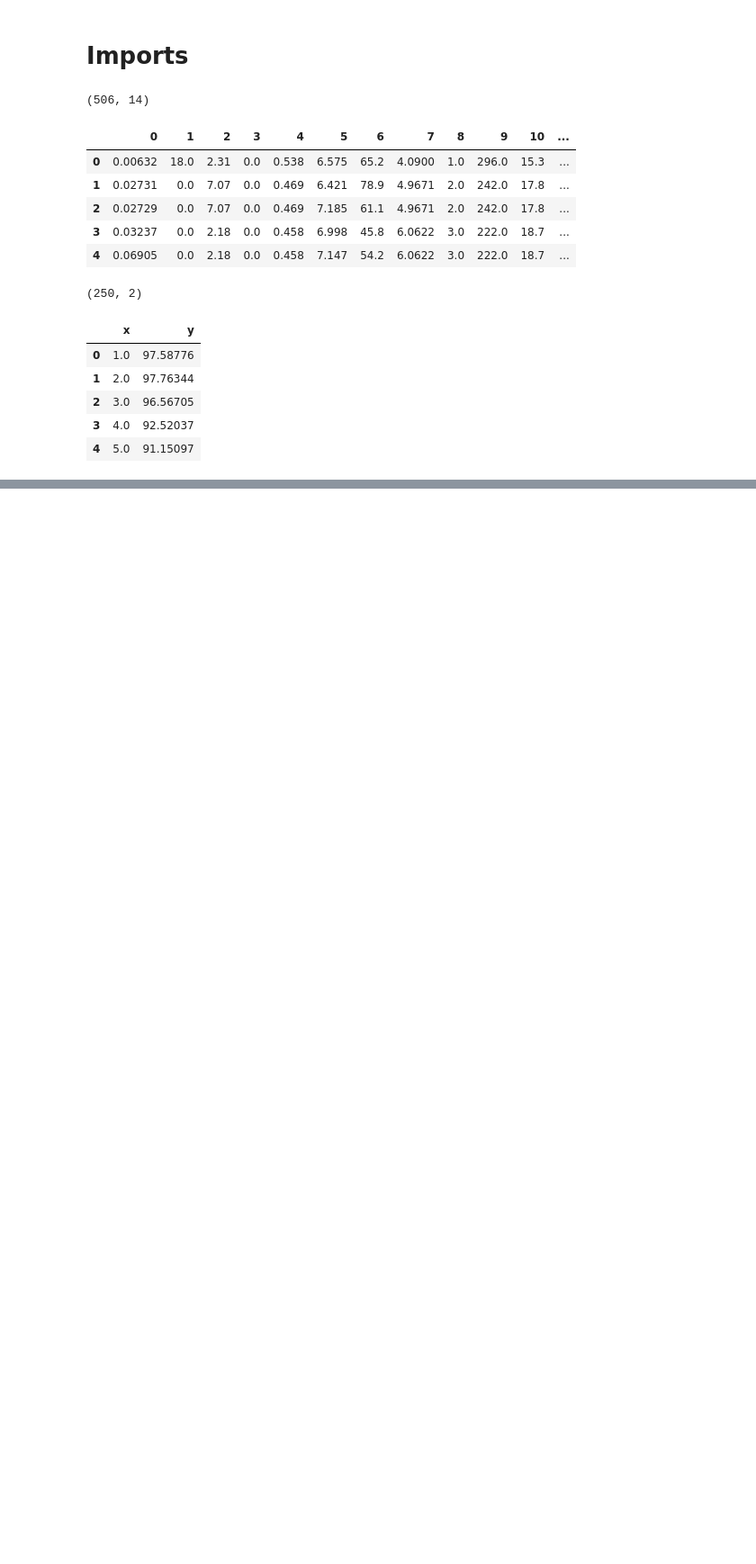
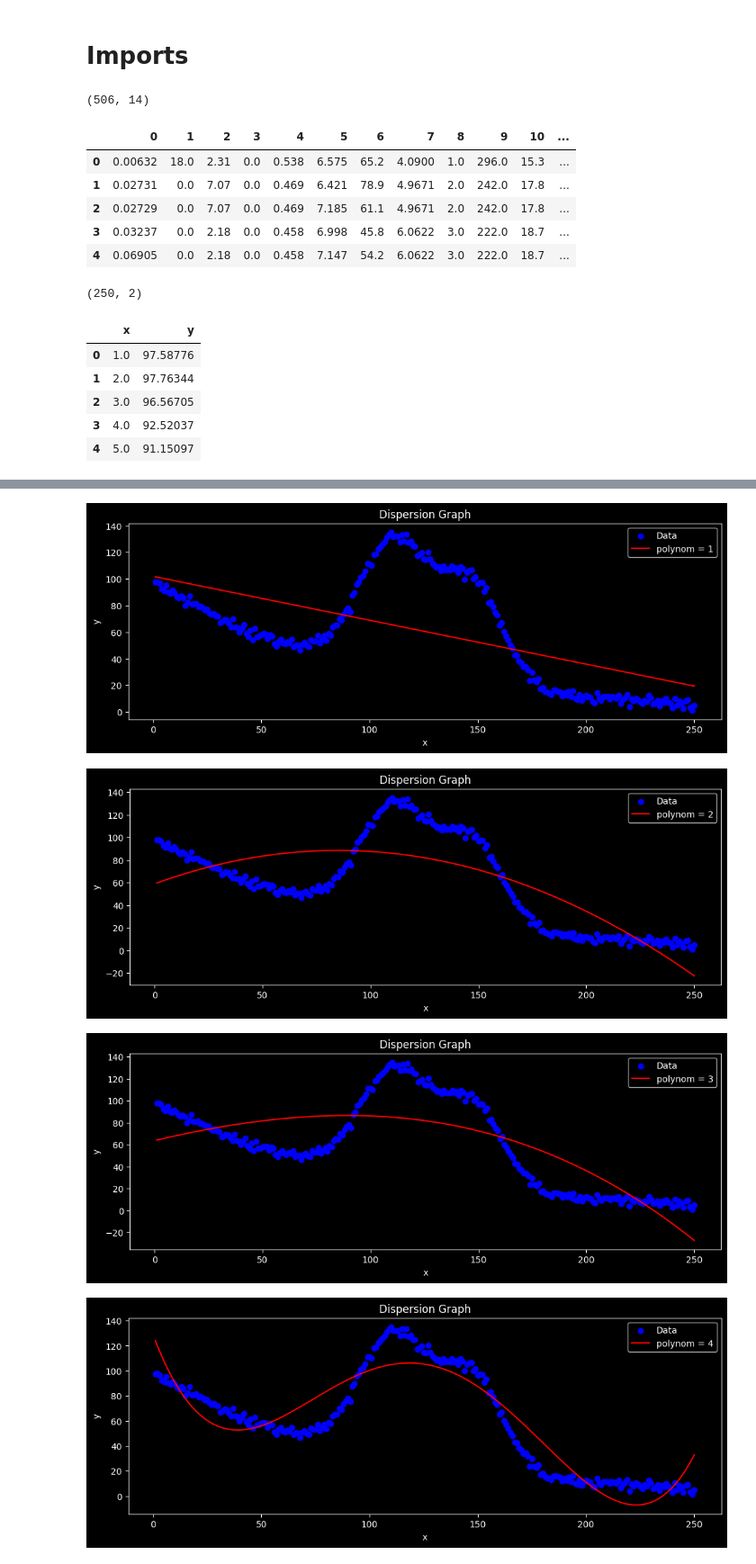
Before and after one commit to viniciuspxc/Reconhecimento_de_Padroes, a Jupyter notebook: Listas/Lista 2/Lista 02.ipynb, the cells around one changed output, grey strips where cells are left out. Shown at 90% size. Cells and saved outputs as stored; diff of their text form; code cells hidden in the pictures; blank space fills up the shorter version.

```diff
--- a/Listas/Lista 2/Lista 02.ipynb
+++ b/Listas/Lista 2/Lista 02.ipynb
@@ -155,0 +183,31 @@ df_iris.head()
+# %%
+X_gauss = data_gauss.iloc[:, 0:-1]
+y_gauss = data_gauss.iloc[:, -1]
+
+x_max = X_gauss.max()
+x_min = X_gauss.min()
+y_max = y_gauss.max()
+y_min = y_gauss.min()
+# %%
+X_gauss_norm = (X_gauss - x_min) / (x_max - x_min)
+y_gauss_norm = (y_gauss - y_min) / (y_max - y_min)
+# %%
+polynom_train = []
+polynomial_data = pd.DataFrame()
+
+for i in range(20):
+    polynomial_data = pd.concat(
+        [polynomial_data, X_gauss_norm ** (i + 1)], axis=1)
+
+    polynom_train.append(polynomial_data)
+# %%
+OLS = OrdinaryLeastSquares()
+rmse_train = []
+predictions_list = []
+
+for train in polynom_train:
+    OLS.fit(train, y_gauss_norm, target_max=y_max, target_min=y_min)
+    rmse_train.append(OLS.unormalized_rmse)
+    y_pred_norm = OLS.predict(train)
+    y_pred = y_pred_norm * (y_max - y_min) + y_min
+    predictions_list.append(y_pred)
@@ -155,0 +216,17 @@ df_iris.head()
+# %%
+i = 0
+for predictions in predictions_list:
+    i += 1
+    plt.figure(figsize=(12, 4))
+    plt.scatter(X_gauss, y_gauss, label='Data', color='blue')
+    plt.plot(X_gauss, predictions, label=f'polynom = {i}', color='red')
+    plt.xlabel('x')
+    plt.ylabel('y')
+    plt.title('Dispersion Graph')
+    plt.legend()
+    plt.show()
+# %% [output]
+[figure, added]
+[figure, added]
+[figure, added]
+[figure, added]
```
Also changed, not shown: parts of 40 cells of this notebook.
